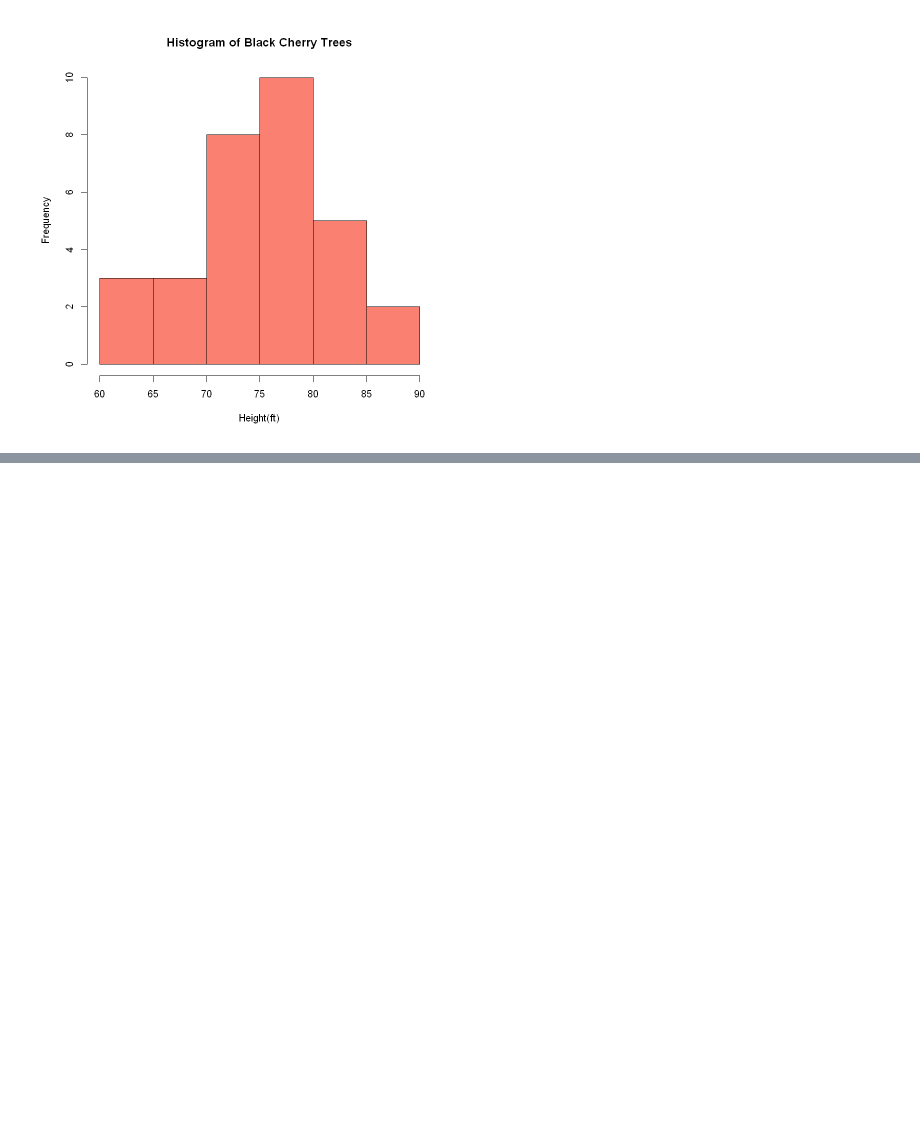
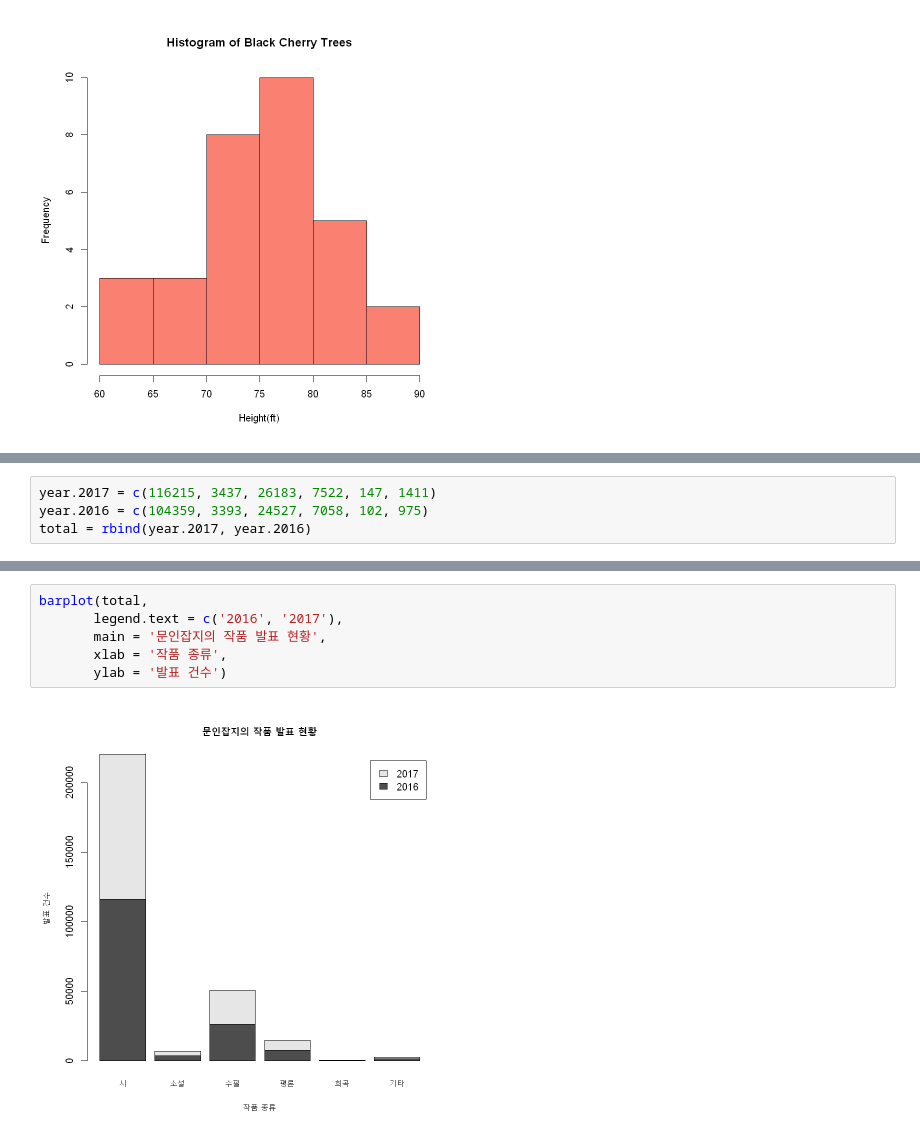
Before and after one commit to layla-focalors/r_learning_mx, a Jupyter notebook: Caffee/Malcha Coffee.ipynb, the cells around one changed output, grey strips where cells are left out. Drawn from its saved outputs; the diff is of its cells as text; blank space fills up the shorter version.

```diff
--- a/Caffee/Malcha Coffee.ipynb
+++ b/Caffee/Malcha Coffee.ipynb
@@ -1097,0 +1205,4 @@ hist(ds, main='Histogram of Black Cherry Trees',
+# %%
+year.2017 = c(116215, 3437, 26183, 7522, 147, 1411)
+year.2016 = c(104359, 3393, 24527, 7058, 102, 975)
+total = rbind(year.2017, year.2016)
@@ -1097,0 +1224,8 @@ hist(ds, main='Histogram of Black Cherry Trees',
+# %%
+barplot(total,
+       legend.text = c('2016', '2017'),
+       main = '문인잡지의 작품 발표 현황',
+       xlab = '작품 종류',
+       ylab = '발표 건수')
+# %% [output]
+[figure, added]
```
Also changed, not shown: parts of 66 cells of this notebook.
